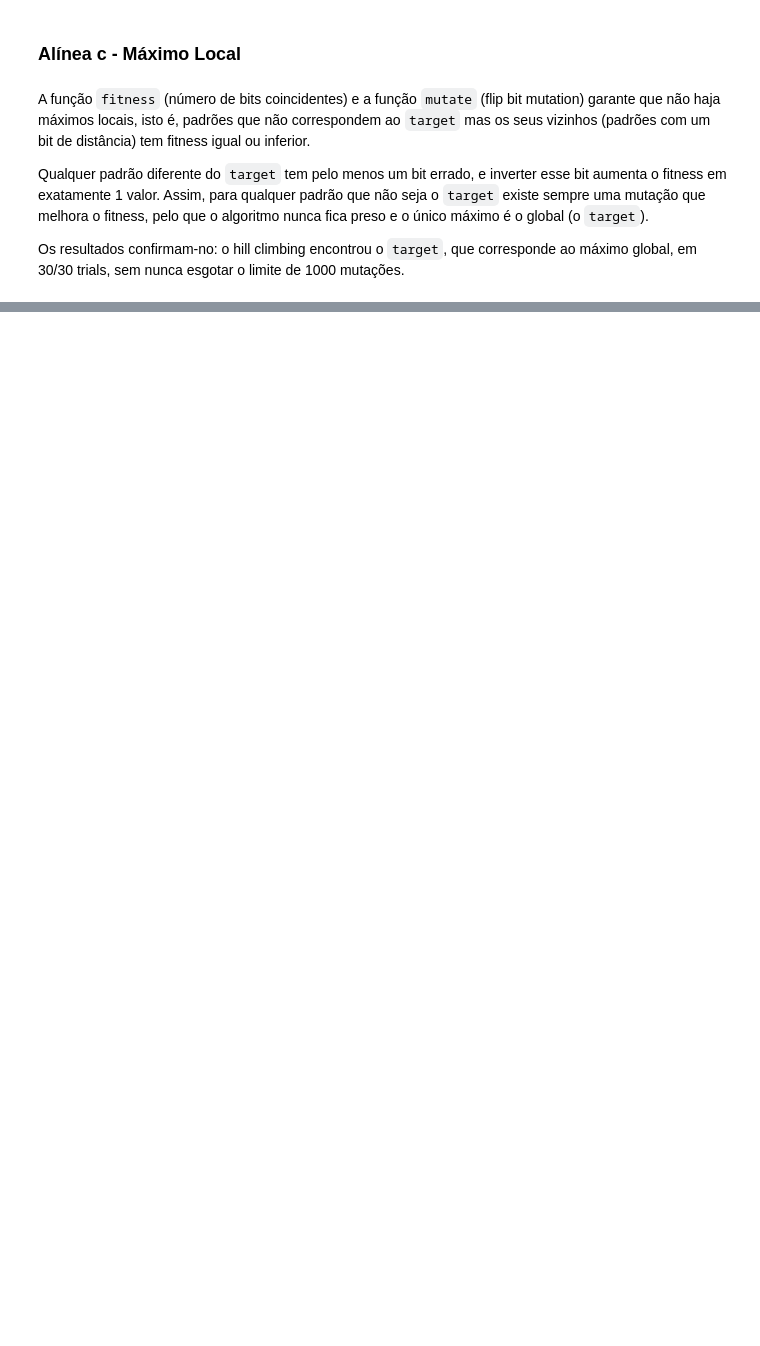
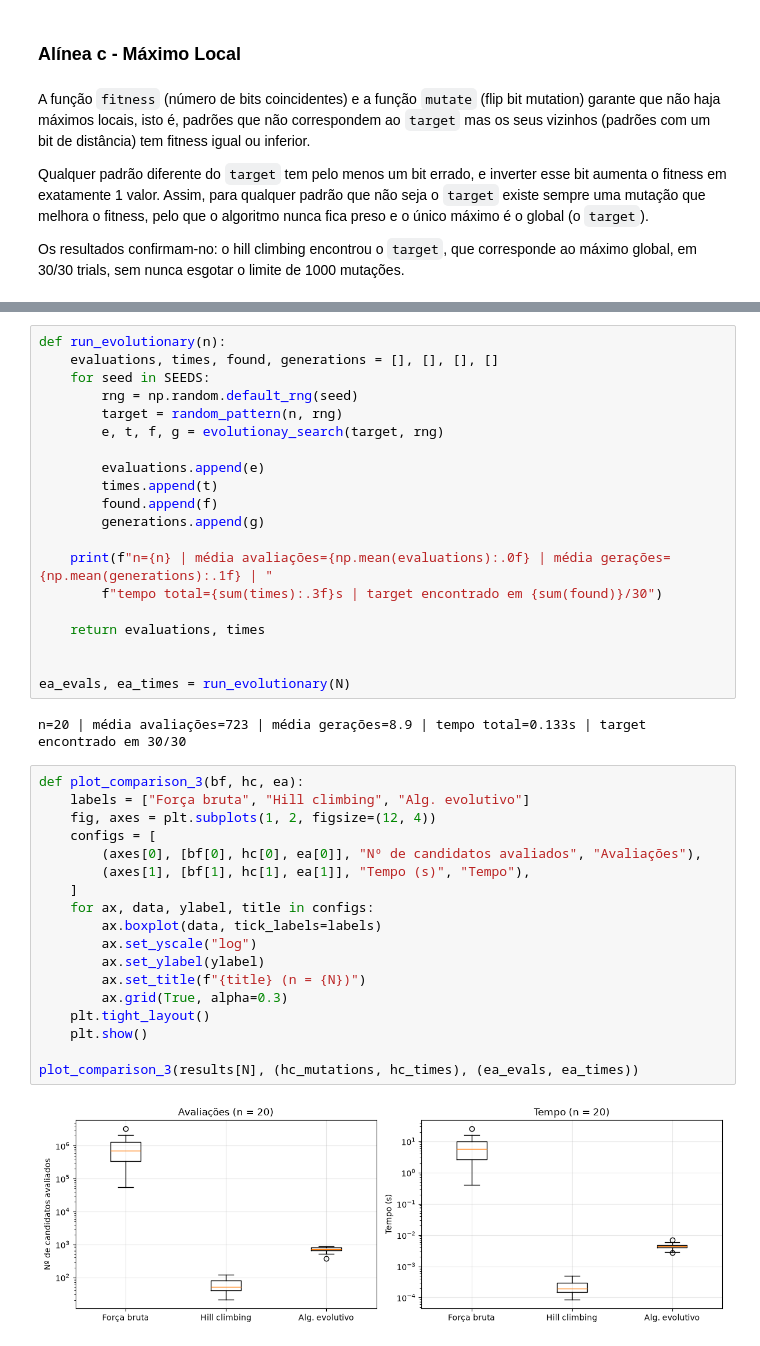
Before and after one commit to Lopes2711/IAA, a Jupyter notebook: search/search.ipynb, the cells around one changed output, grey strips where cells are left out. Drawn from its saved outputs; the diff is of its cells as text; blank space fills up the shorter version.

```diff
--- a/search/search.ipynb
+++ b/search/search.ipynb
@@ -252,0 +310,42 @@ Os resultados confirmam-no: o hill climbing encontrou o `target`, que correspond
+# %%
+def run_evolutionary(n):
+    evaluations, times, found, generations = [], [], [], []
+    for seed in SEEDS:
+        rng = np.random.default_rng(seed)
+        target = random_pattern(n, rng)
+        e, t, f, g = evolutionay_search(target, rng)
+
+        evaluations.append(e)
+        times.append(t)
+        found.append(f)
+        generations.append(g)
+
+    print(f"n={n} | média avaliações={np.mean(evaluations):.0f} | média gerações={np.mean(generations):.1f} | "
+        f"tempo total={sum(times):.3f}s | target encontrado em {sum(found)}/30")
+
+    return evaluations, times
+
+
+ea_evals, ea_times = run_evolutionary(N)
+# %% [output]
+n=20 | média avaliações=723 | média gerações=8.9 | tempo total=0.133s | target encontrado em 30/30
+# %%
+def plot_comparison_3(bf, hc, ea):
+    labels = ["Força bruta", "Hill climbing", "Alg. evolutivo"]
+    fig, axes = plt.subplots(1, 2, figsize=(12, 4))
+    configs = [
+        (axes[0], [bf[0], hc[0], ea[0]], "Nº de candidatos avaliados", "Avaliações"),
+        (axes[1], [bf[1], hc[1], ea[1]], "Tempo (s)", "Tempo"),
+    ]
+    for ax, data, ylabel, title in configs:
+        ax.boxplot(data, tick_labels=labels)
+        ax.set_yscale("log")
+        ax.set_ylabel(ylabel)
+        ax.set_title(f"{title} (n = {N})")
+        ax.grid(True, alpha=0.3)
+    plt.tight_layout()
+    plt.show()
+
+plot_comparison_3(results[N], (hc_mutations, hc_times), (ea_evals, ea_times))
+# %% [output]
+[figure, added]
```
Also changed, not shown: parts of 6 cells of this notebook.
